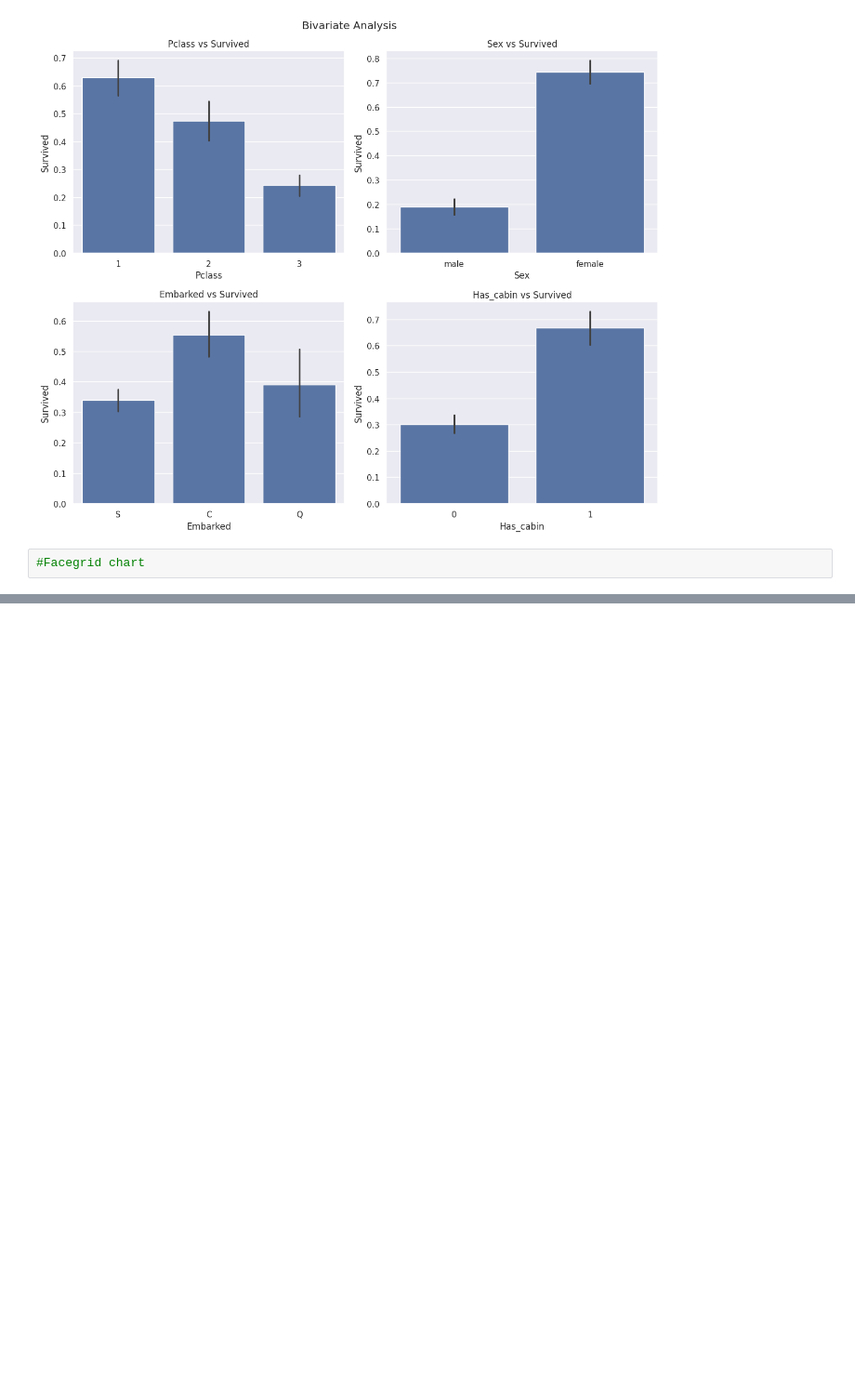
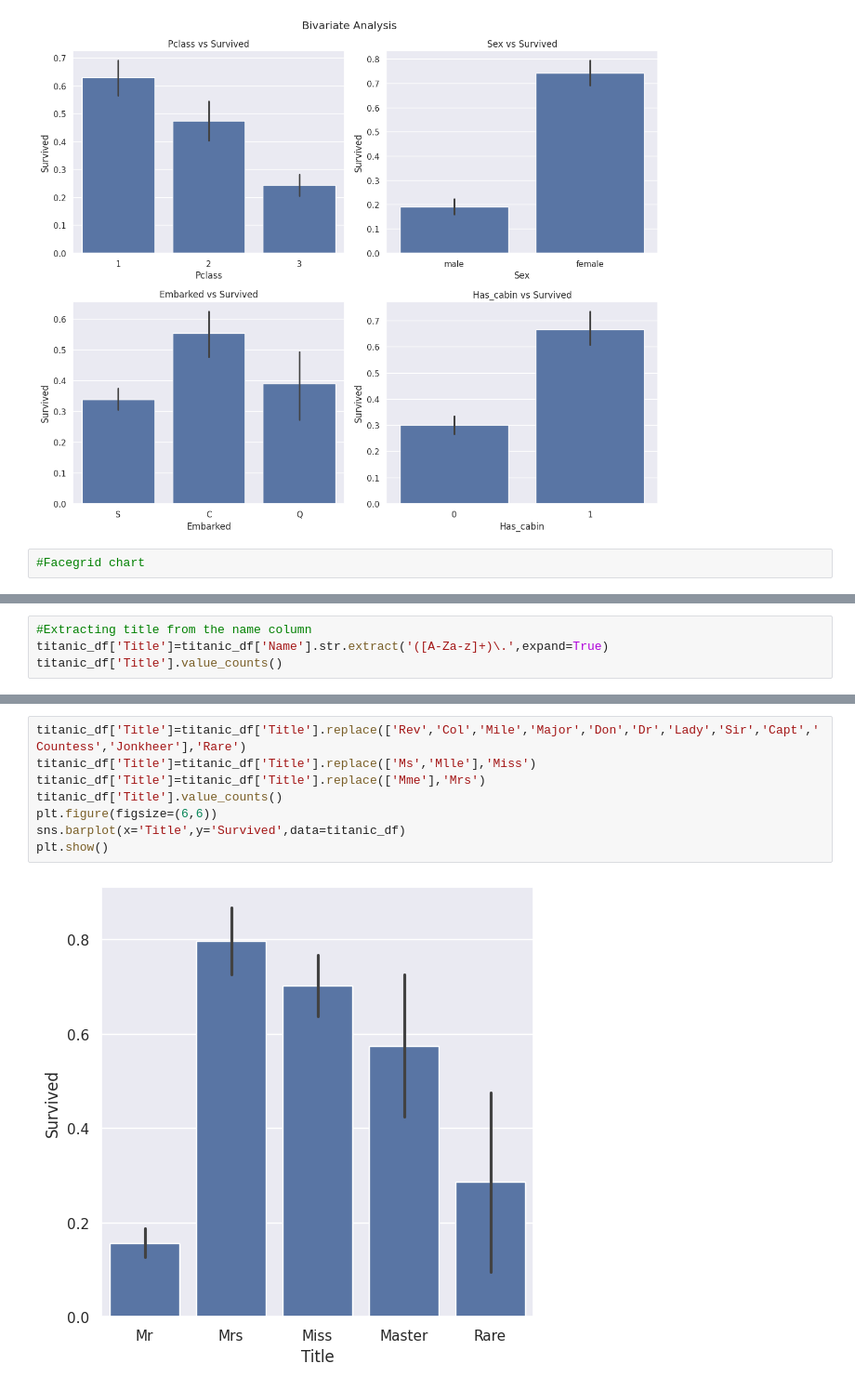
Before and after one commit to Isha1002/Exploratory-Data-Analysis, a Jupyter notebook: EDA.ipynb, the cells around one changed output, grey strips where cells are left out. Shown: that part at 93% size. Cells and saved outputs as stored; diff of their text form; blank space fills up the shorter version.

```diff
--- a/EDA.ipynb
+++ b/EDA.ipynb
@@ -244,0 +291,4 @@ plt.show()
+# %%
+#Extracting title from the name column
+titanic_df['Title']=titanic_df['Name'].str.extract('([A-Za-z]+)\.',expand=True)
+titanic_df['Title'].value_counts()
@@ -244,0 +316,10 @@ plt.show()
+# %%
+titanic_df['Title']=titanic_df['Title'].replace(['Rev','Col','Mile','Major','Don','Dr','Lady','Sir','Capt','Countess','Jonkheer'],'Rare')
+titanic_df['Title']=titanic_df['Title'].replace(['Ms','Mlle'],'Miss')
+titanic_df['Title']=titanic_df['Title'].replace(['Mme'],'Mrs')
+titanic_df['Title'].value_counts()
+plt.figure(figsize=(6,6))
+sns.barplot(x='Title',y='Survived',data=titanic_df)
+plt.show()
+# %% [output]
+[figure, added]
```
Also changed, not shown: parts of 13 cells of this notebook.
